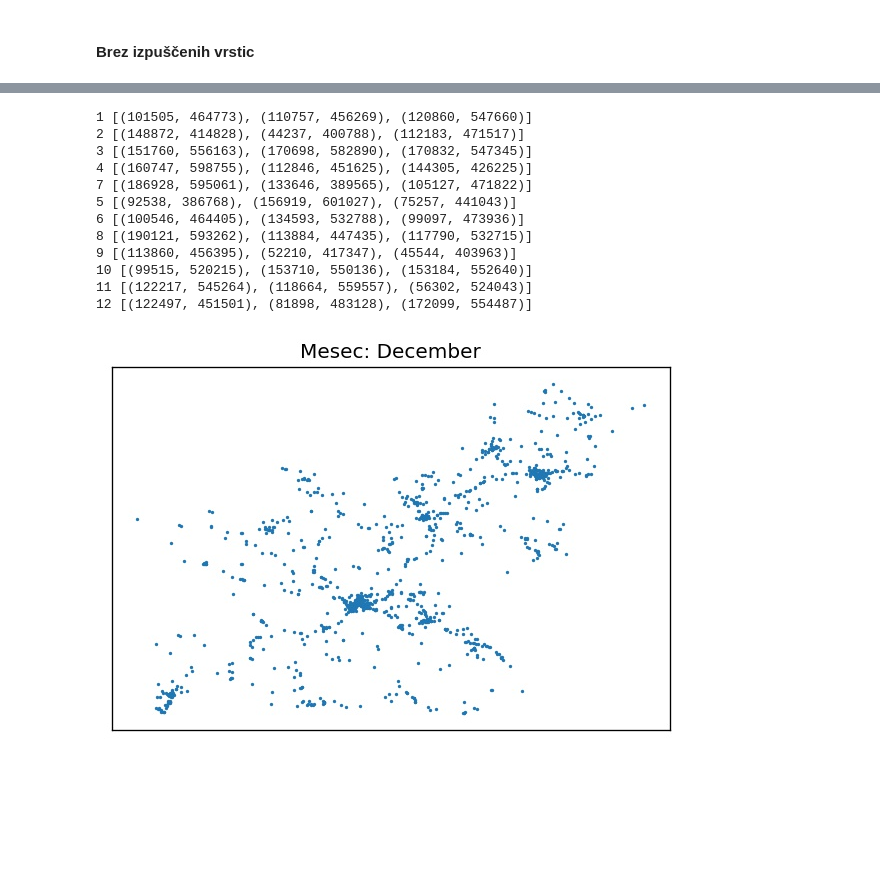
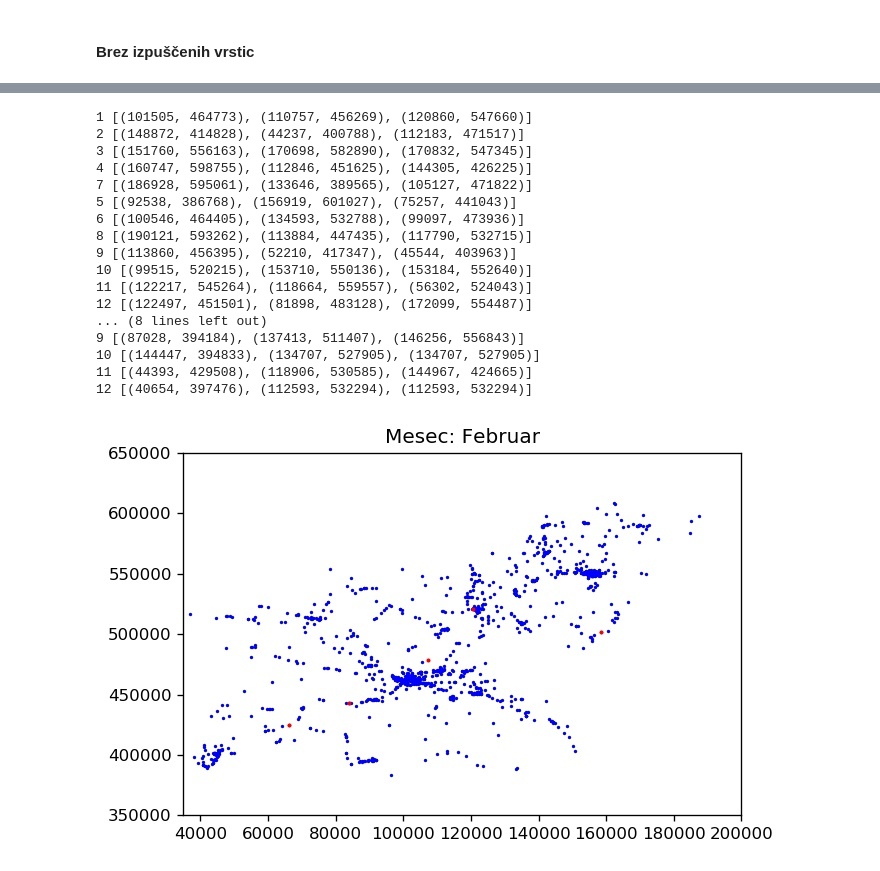
Before and after one commit to ozbej/PR20BOTGJ, a Jupyter notebook: Porocilo Ozbej.ipynb, the cells around one changed output, grey strips where cells are left out. Saved outputs shown, nothing was run; the diff lists cells and outputs as text; code cells hidden in the pictures; blank space fills up the shorter version.

```diff
--- a/Porocilo Ozbej.ipynb
+++ b/Porocilo Ozbej.ipynb
@@ -216,9 +216,17 @@ MSE: 87851.76775170672
 # %%
 koordinate_datum = dict()
+koordinate_datum_smrti = dict()
 prejsnja = -1
 trenutna = -1
 for row in data:
     trenutna = int(row["ZaporednaStevilkaPN"])
+    if row["PoskodbaUdelezenca"] == "SMRT":
+        datum = int(row["DatumPN"][3:5])
+        if datum not in koordinate_datum_smrti.keys():
+            koordinate_datum_smrti[datum] = list()
+        koordinate_datum_smrti[datum].append((int(row["GeoKoordinataX"]), int(row["GeoKoordinataY"])))
+        prejsnja = trenutna
+        continue
     if trenutna == prejsnja or (int(row["GeoKoordinataX"]) == 0 and int(row["GeoKoordinataY"]) == 0):
         prejsnja = trenutna
         continue
@@ -229,6 +237,9 @@ for row in data:
     prejsnja = trenutna
 for key, value in koordinate_datum.items():
     print(key, value[:3])
+
+for key, value in koordinate_datum_smrti.items():
+    print(key, value[:3])
 # %% [output]
 1 [(101505, 464773), (110757, 456269), (120860, 547660)]
 2 [(148872, 414828), (44237, 400788), (112183, 471517)]
@@ -242,14 +253,26 @@ for key, value in koordinate_datum.items():
 10 [(99515, 520215), (153710, 550136), (153184, 552640)]
 11 [(122217, 545264), (118664, 559557), (56302, 524043)]
 12 [(122497, 451501), (81898, 483128), (172099, 554487)]
+... (8 lines left out)
+9 [(87028, 394184), (137413, 511407), (146256, 556843)]
+10 [(144447, 394833), (134707, 527905), (134707, 527905)]
+11 [(44393, 429508), (118906, 530585), (144967, 424665)]
+12 [(40654, 397476), (112593, 532294), (112593, 532294)]
 # %%
-x = [x[0] for x in koordinate_ure[12]]
-y = [x[1] for x in koordinate_ure[12]]
-plt.figure(dpi=120);
-plt.scatter(x, y, s=1);
-plt.xticks([], " ");
-plt.yticks([], " ");
-plt.title("Mesec: December" );
-plt.savefig('koordinate_december.png');
+x = [x[0] for x in koordinate_datum[2]]
+y = [x[1] for x in koordinate_datum[2]]
+x_smrti = [x[0] for x in koordinate_datum_smrti[2]]
+y_smrti = [x[1] for x in koordinate_datum_smrti[2]]
+
+fig = plt.figure(dpi = 120);
+ax1 = fig.add_subplot(111)
+ax1.scatter(x, y, s=1, c="blue");
+ax1.scatter(x_smrti, y_smrti, s=2, c="red");
+plt.ylim(350000, 650000)
+plt.xlim(35000, 200000)
+#plt.xticks([], " ");
+#plt.yticks([], " ");
+plt.title("Mesec: Februar" );
+plt.savefig('koordinate nesrec/smrt_feb.png');
 # %% [output]
-[figure, old version]
+[figure, new version]
```
Also changed, not shown: parts of 11 cells of this notebook, 10 other files.
